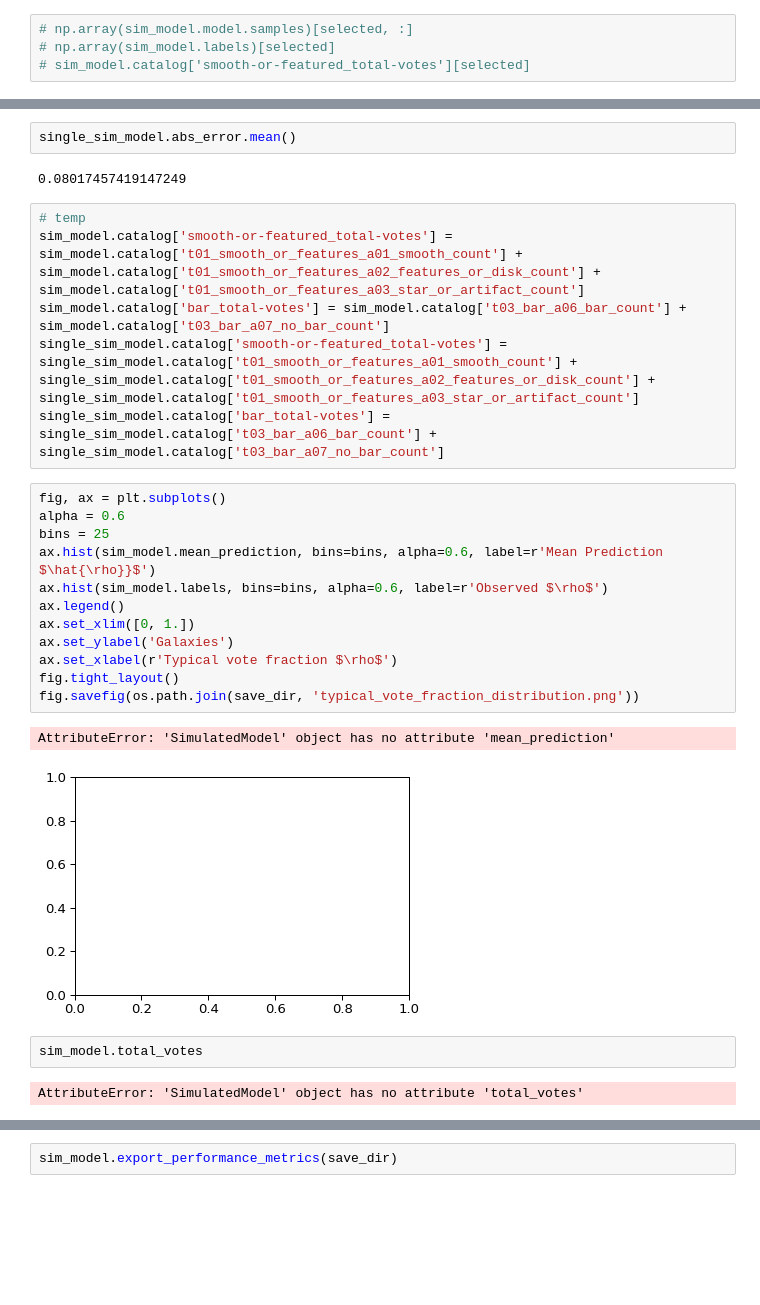
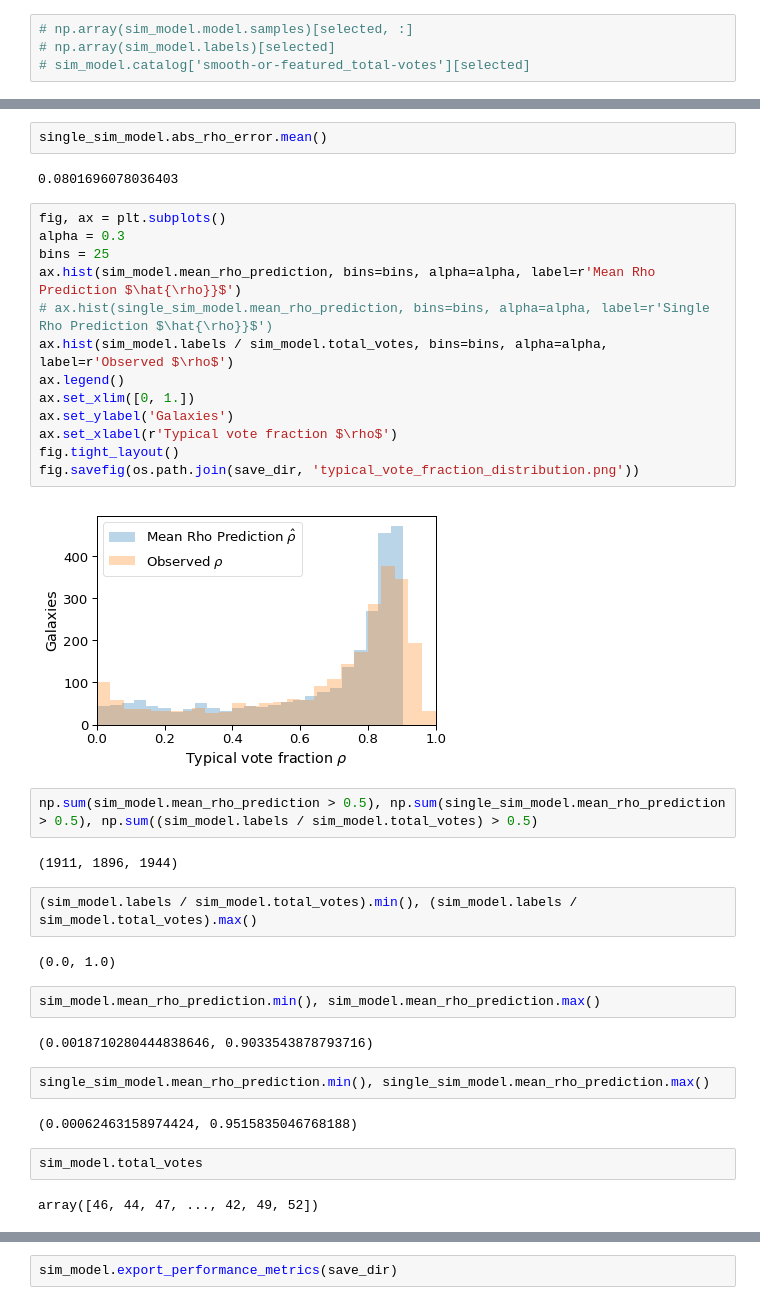
Before and after one commit to colinleach/zoobot, a Jupyter notebook: notebooks/aas_uncertainty.ipynb, the cells around one changed output, grey strips where cells are left out. Cells and saved outputs as stored; diff of their text form; blank space fills up the shorter version.

Commit message:
Major work fixing up make predictions and simulated model Finish smooth notebook (for now), moving on to bars next

```diff
--- a/notebooks/aas_uncertainty.ipynb
+++ b/notebooks/aas_uncertainty.ipynb
@@ -372,29 +393,39 @@ array(['subject_id', 'dr7objid', 'ra_subject', 'dec_subject', 'rastring',
 # %%
-single_sim_model.abs_error.mean()
+single_sim_model.abs_rho_error.mean()
 # %% [output]
-0.08017457419147249
+0.0801696078036403
-# %%
-# temp
-sim_model.catalog['smooth-or-featured_total-votes'] = sim_model.catalog['t01_smooth_or_features_a01_smooth_count'] + sim_model.catalog['t01_smooth_or_features_a02_features_or_disk_count'] + sim_model.catalog['t01_smooth_or_features_a03_star_or_artifact_count']
-sim_model.catalog['bar_total-votes'] = sim_model.catalog['t03_bar_a06_bar_count'] + sim_model.catalog['t03_bar_a07_no_bar_count']
-single_sim_model.catalog['smooth-or-featured_total-votes'] = single_sim_model.catalog['t01_smooth_or_features_a01_smooth_count'] + single_sim_model.catalog['t01_smooth_or_features_a02_features_or_disk_count'] + single_sim_model.catalog['t01_smooth_or_features_a03_star_or_artifact_count']
-single_sim_model.catalog['bar_total-votes'] = single_sim_model.catalog['t03_bar_a06_bar_count'] + single_sim_model.catalog['t03_bar_a07_no_bar_count']
 # %%
 fig, ax = plt.subplots()
-alpha = 0.6
+alpha = 0.3
 bins = 25
-ax.hist(sim_model.mean_prediction, bins=bins, alpha=0.6, label=r'Mean Prediction $\hat{\rho}}$')
-ax.hist(sim_model.labels, bins=bins, alpha=0.6, label=r'Observed $\rho$')
+ax.hist(sim_model.mean_rho_prediction, bins=bins, alpha=alpha, label=r'Mean Rho Prediction $\hat{\rho}}$')
+# ax.hist(single_sim_model.mean_rho_prediction, bins=bins, alpha=alpha, label=r'Single Rho Prediction $\hat{\rho}}$')
+ax.hist(sim_model.labels / sim_model.total_votes, bins=bins, alpha=alpha, label=r'Observed $\rho$')
 ax.legend()
 ax.set_xlim([0, 1.])
 ax.set_ylabel('Galaxies')
 ax.set_xlabel(r'Typical vote fraction $\rho$')
 fig.tight_layout()
 fig.savefig(os.path.join(save_dir, 'typical_vote_fraction_distribution.png'))
 # %% [output]
-AttributeError: 'SimulatedModel' object has no attribute 'mean_prediction'
-[figure, old version]
+[figure, new version]
+# %%
+np.sum(sim_model.mean_rho_prediction > 0.5), np.sum(single_sim_model.mean_rho_prediction > 0.5), np.sum((sim_model.labels / sim_model.total_votes) > 0.5)
+# %% [output]
+(1911, 1896, 1944)
+# %%
+(sim_model.labels / sim_model.total_votes).min(), (sim_model.labels / sim_model.total_votes).max()
+# %% [output]
+(0.0, 1.0)
+# %%
+sim_model.mean_rho_prediction.min(), sim_model.mean_rho_prediction.max()
+# %% [output]
+(0.0018710280444838646, 0.9033543878793716)
+# %%
+single_sim_model.mean_rho_prediction.min(), single_sim_model.mean_rho_prediction.max()
+# %% [output]
+(0.00062463158974424, 0.9515835046768188)
 # %%
 sim_model.total_votes
 # %% [output]
-AttributeError: 'SimulatedModel' object has no attribute 'total_votes'
+array([46, 44, 47, ..., 42, 49, 52])
```
Also changed, not shown: parts of 43 cells of this notebook, 10 other files.
